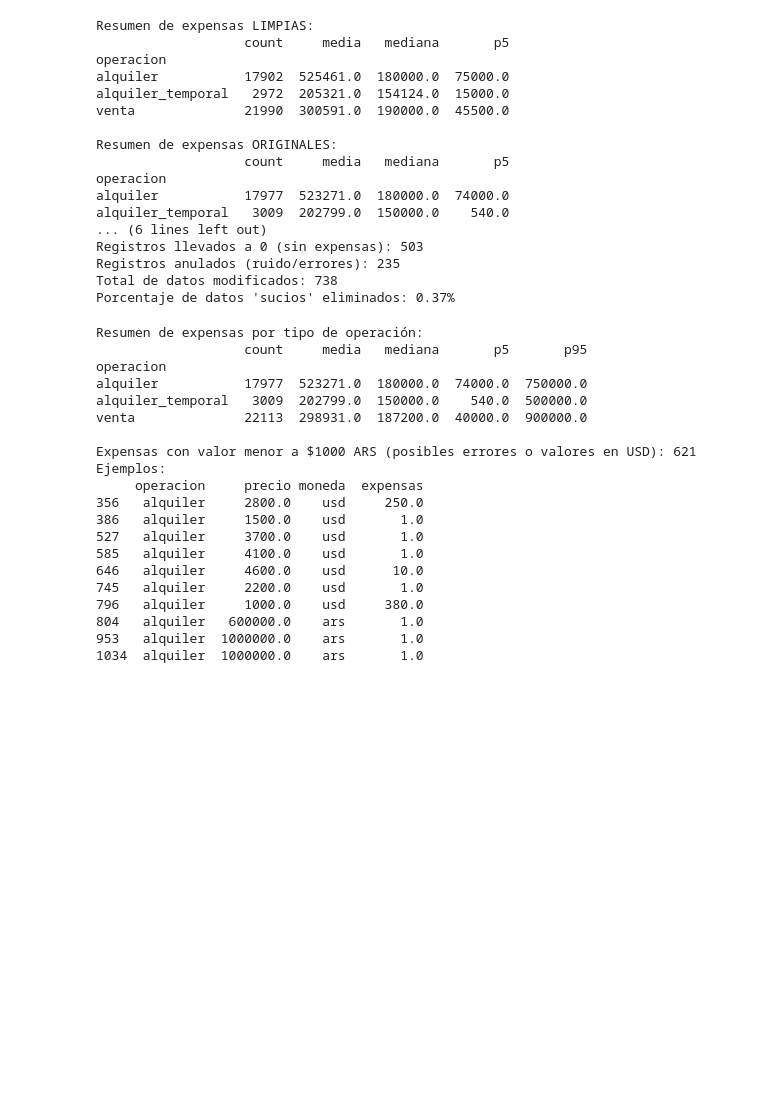
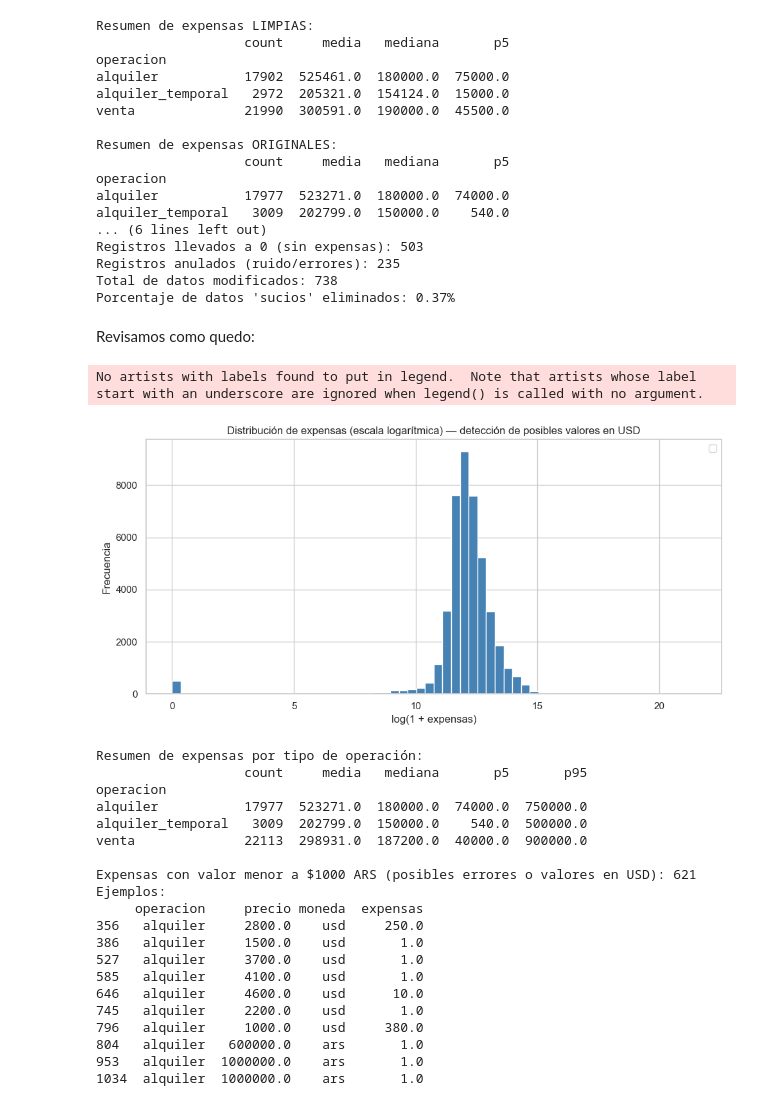
Before and after one commit to clararodriguezacevedo/descriptiva-real-estate, a Jupyter notebook: notebooks/eda.ipynb, the cells around one changed output. Saved outputs shown, nothing was run; the diff lists cells and outputs as text; code cells hidden in the pictures; blank space fills up the shorter version.

```diff
--- a/notebooks/eda.ipynb
+++ b/notebooks/eda.ipynb
@@ -363,6 +363,25 @@ Registros llevados a 0 (sin expensas): 503
 Registros anulados (ruido/errores): 235
 Total de datos modificados: 738
 Porcentaje de datos 'sucios' eliminados: 0.37%
+# %% [markdown]
+Revisamos como quedo:
+# %%
+# Histograma de expensas en escala logarítmica para detectar anomalías
+fig, ax = plt.subplots(figsize=(10, 5))
+
+expensas_validas = df_prueba['expensas_ok'].dropna()
+
+ax.hist(np.log1p(expensas_validas), bins=60, color='steelblue', edgecolor='white')
+ax.set_xlabel("log(1 + expensas)")
+ax.set_ylabel("Frecuencia")
+ax.set_title("Distribución de expensas (escala logarítmica) — detección de posibles valores en USD")
+ax.legend()
+
+plt.tight_layout()
+plt.show()
+# %% [output]
+No artists with labels found to put in legend.  Note that artists whose label start with an underscore are ignored when legend() is called with no argument.
+[figure, added]
 # %%
 # Estadísticas resumen de expensas por tipo de operación
 # resumen_expensas = df.groupby('operacion')['expensas'].agg(
```
Also changed, not shown: parts of 39 cells of this notebook.
